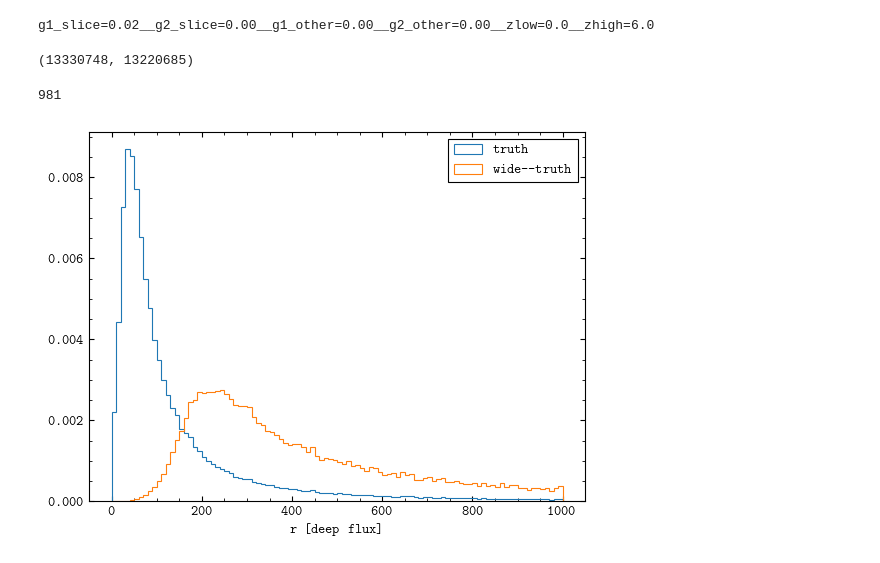
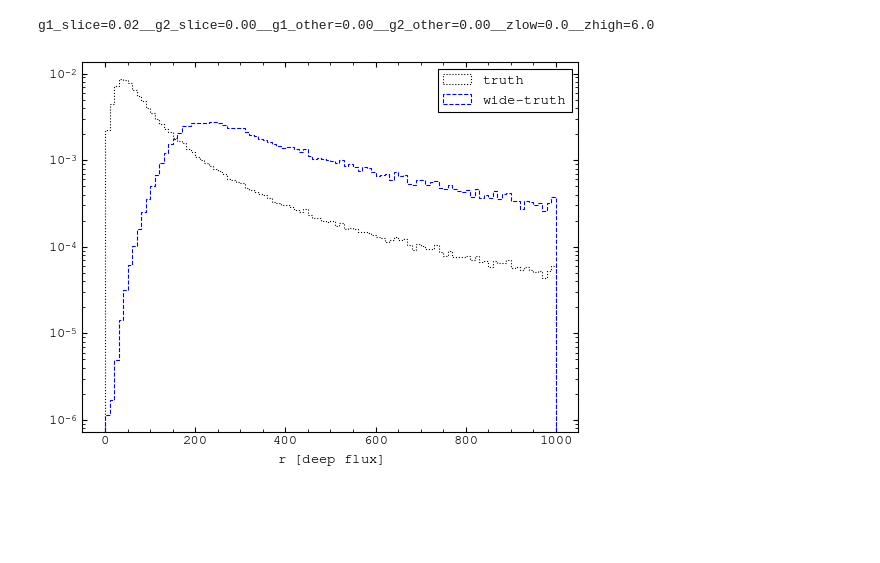
Before and after one commit to sidneymau/des-y6-image-sims-analysis, a Jupyter notebook: notebooks/2025_01_08_matching/validate.ipynb, the cells around one changed output. Drawn from its saved outputs; the diff is of its cells as text; code cells hidden in the pictures; blank space fills up the shorter version.

```diff
--- a/notebooks/2025_01_08_matching/validate.ipynb
+++ b/notebooks/2025_01_08_matching/validate.ipynb
@@ -230,37 +229,45 @@ assert len(wide_table["uid"]) == len(match_table["uid"])
-# %%
-sum(~np.isnan(wide_table["uid"])), sum(~np.isnan(match_table["uid"]))
-# %% [output]
-(13330748, 13220685)
 # %%
 _, wide_index, match_index = np.intersect1d(
     wide_table["uid"][:],
     match_table["uid"][:],
     return_indices=True,
 )
-# %%
-len(np.unique(wide_table["tilename"][wide_index]))
-# %% [output]
-981
+# %%
+truth_kwargs = {
+    "ec": "k",
+    "ls": ":",
+    "label": "truth",
+}
+match_kwargs = {
+    "ec": "b",
+    "ls": "--",
+    "label": "wide–truth",
+}
+wide_kwargs = {
+    "ec": "b",
+    "ls": "-",
+    "label": "wide",
+}
 # %%
-bins = np.linspace(0, 1000, 101)
+bins = np.linspace(0, 1_000, 101)
 
 plt.hist(
     truth_match_table["DEEP:flux_r"],
     bins=bins,
     histtype="step",
-    label="truth",
     density=True,
+    **truth_kwargs,
 )
 plt.hist(
     match_table["DEEP:flux_r"],
     bins=bins,
     histtype="step",
-    label="wide--truth",
     density=True,
+    **match_kwargs,
 )
-
+plt.yscale("log")
 plt.xlabel("$r$ [deep flux]")
 plt.legend()
 plt.show()
 # %% [output]
-[figure, old version]
+[figure, new version]
```
Also changed, not shown: parts of 8 cells of this notebook, 1 other file.
